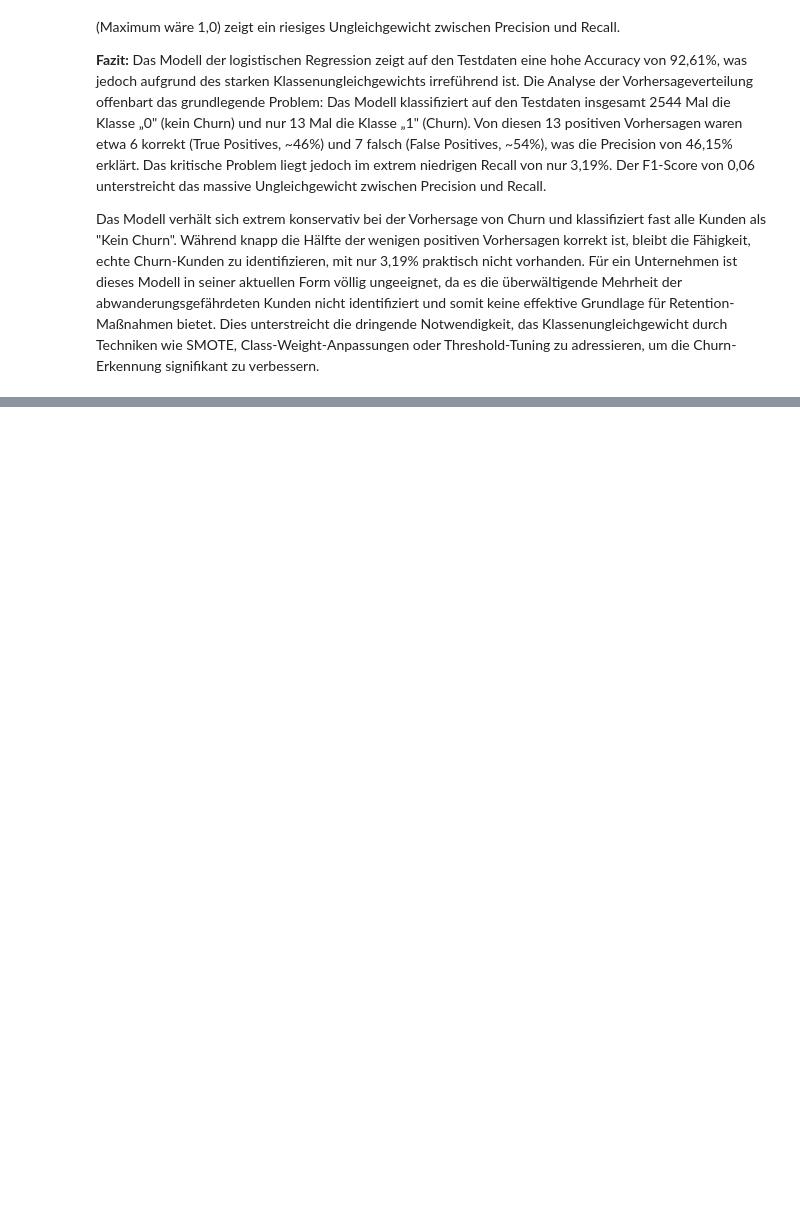
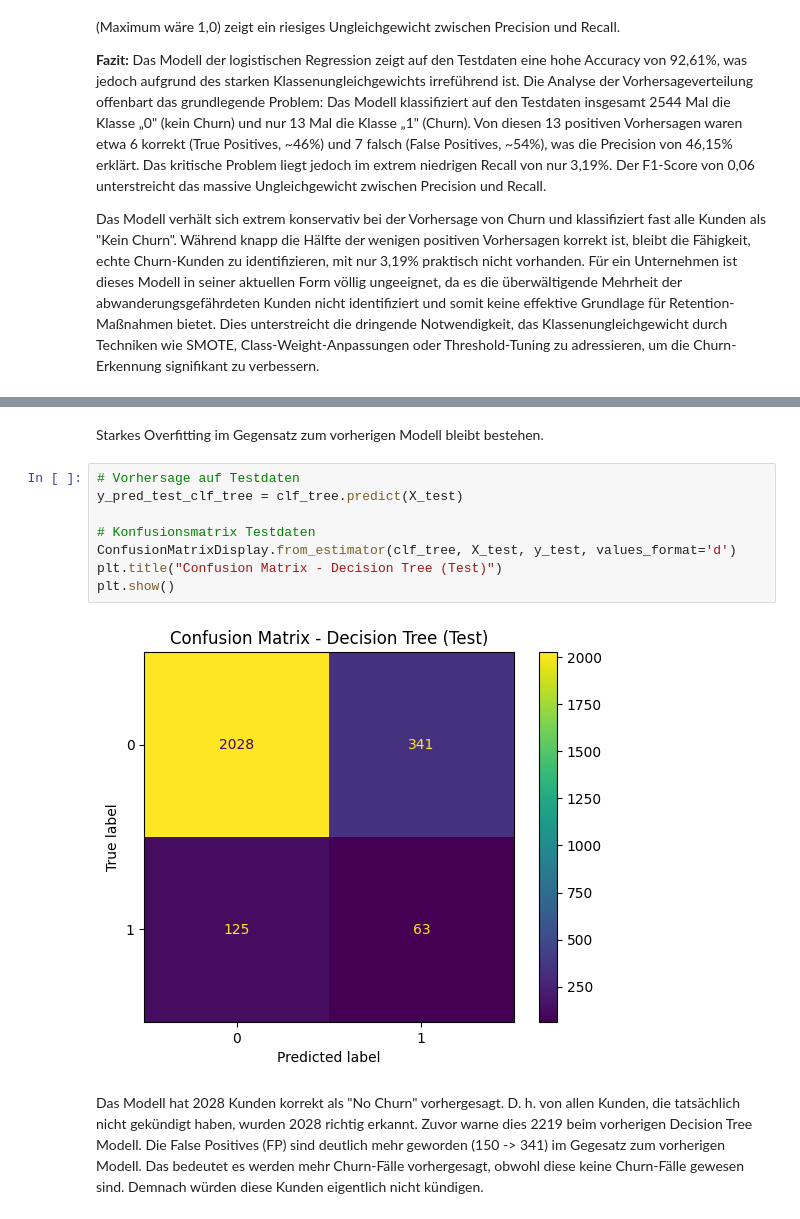
Before and after one commit to PatrickSchubert-Munich/DataScience_and_ML_Assignment, a Jupyter notebook: classification/task_2.ipynb, the cells around one changed output, grey strips where cells are left out. Drawn from its saved outputs; the diff is of its cells as text; blank space fills up the shorter version.

```diff
--- a/classification/task_2.ipynb
+++ b/classification/task_2.ipynb
@@ -380,0 +493,14 @@ Beim Decision Tree würde ich empfehlen, mit Hyperparametern wie max_depth, min_
+# %% [markdown]
+Starkes Overfitting im Gegensatz zum vorherigen Modell bleibt bestehen.
+# %%
+# Vorhersage auf Testdaten
+y_pred_test_clf_tree = clf_tree.predict(X_test)
+
+# Konfusionsmatrix Testdaten
+ConfusionMatrixDisplay.from_estimator(clf_tree, X_test, y_test, values_format='d')
+plt.title("Confusion Matrix - Decision Tree (Test)")
+plt.show()
+# %% [output]
+[figure, added]
+# %% [markdown]
+Das Modell hat 2028 Kunden korrekt als "No Churn" vorhergesagt. D. h. von allen Kunden, die tatsächlich nicht gekündigt haben, wurden 2028 richtig erkannt. Zuvor warne dies 2219 beim vorherigen Decision Tree Modell. Die False Positives (FP) sind deutlich mehr geworden (150 -> 341) im Gegesatz zum vorherigen Modell. Das bedeutet es werden mehr Churn-Fälle vorhergesagt, obwohl diese keine Churn-Fälle gewesen sind. Demnach würden diese Kunden eigentlich nicht kündigen.
```
Also changed, not shown: parts of 23 cells of this notebook.
